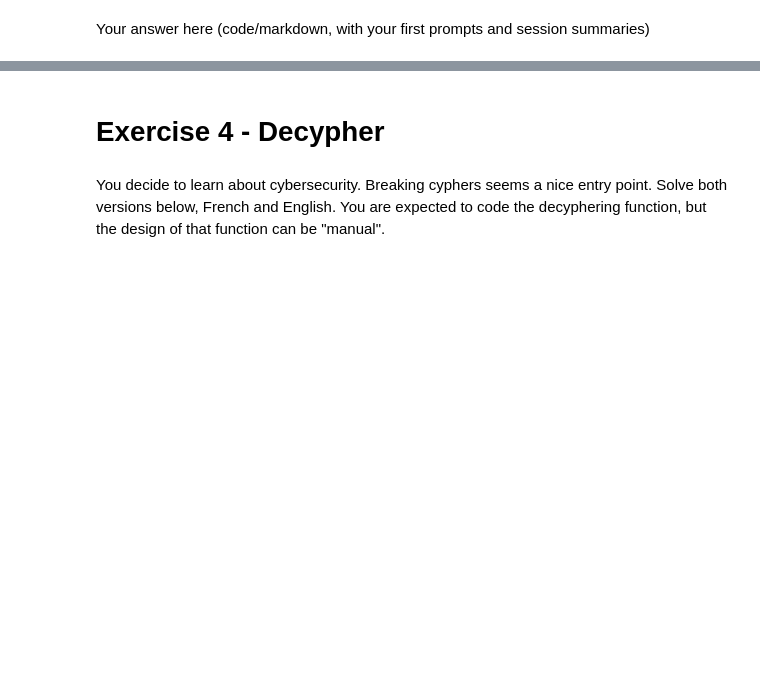
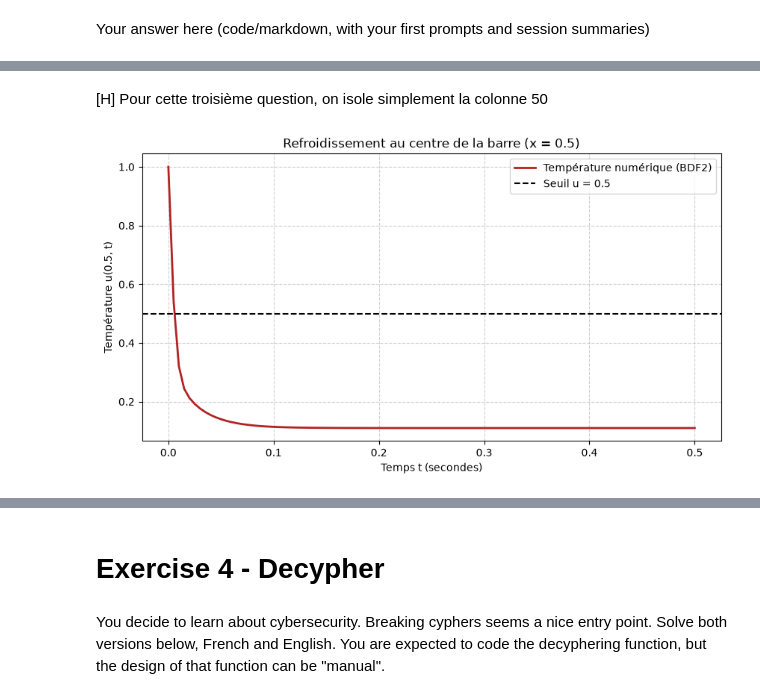
Before and after one commit to dmtridrn/M1, a Jupyter notebook: progres/tm2/TME2.ipynb, the cells around one changed output, grey strips where cells are left out. Drawn from its saved outputs; the diff is of its cells as text; code cells hidden in the pictures; blank space fills up the shorter version.

```diff
--- a/progres/tm2/TME2.ipynb
+++ b/progres/tm2/TME2.ipynb
@@ -354,0 +446,19 @@ Your answer here (code/markdown, with your first prompts and session summaries)
+# %% [markdown]
+[H]
+Pour cette troisième question, on isole simplement la colonne 50
+# %%
+#[LLM]
+center_idx = 50
+u_center = U[:, center_idx] # On extrait toute la colonne temporelle pour cette case
+
+plt.figure(figsize=(10, 5))
+plt.plot(t, u_center, color='firebrick', linewidth=2, label='Température numérique (BDF2)')
+plt.axhline(0.5, color='black', linestyle='--', label='Seuil u = 0.5')
+plt.title("Refroidissement au centre de la barre (x = 0.5)")
+plt.xlabel("Temps t (secondes)")
+plt.ylabel("Température u(0.5, t)")
+plt.legend()
+plt.grid(True, linestyle='--', alpha=0.6)
+plt.show()
+# %% [output]
+[figure, added]
```
Also changed, not shown: parts of 36 cells of this notebook, 1 other file.
